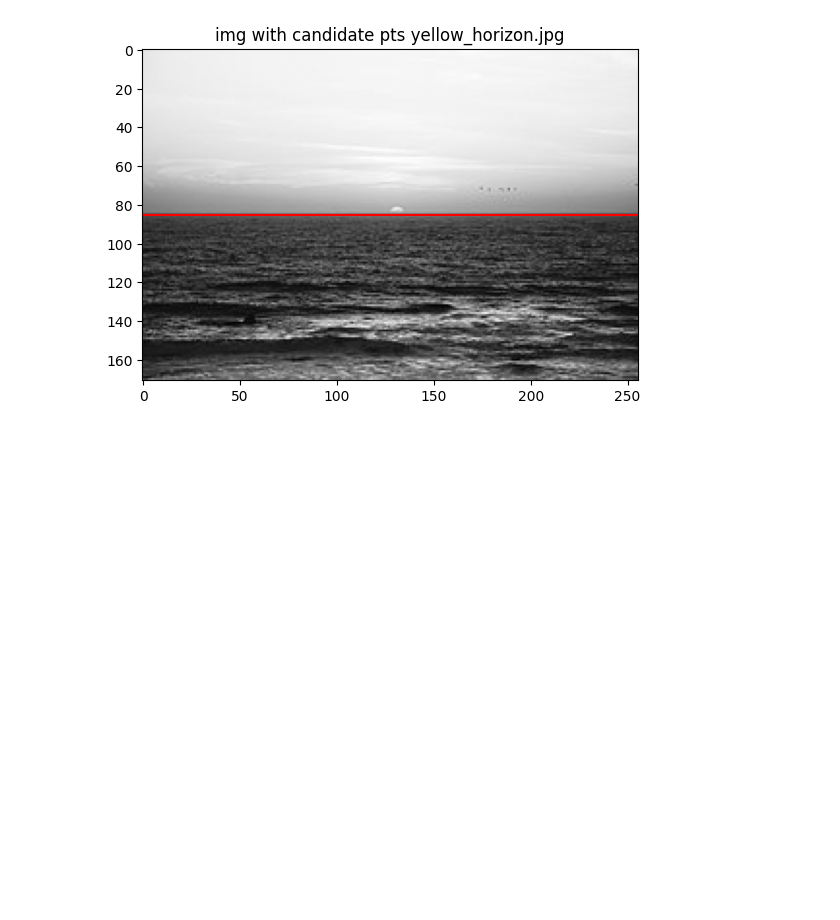
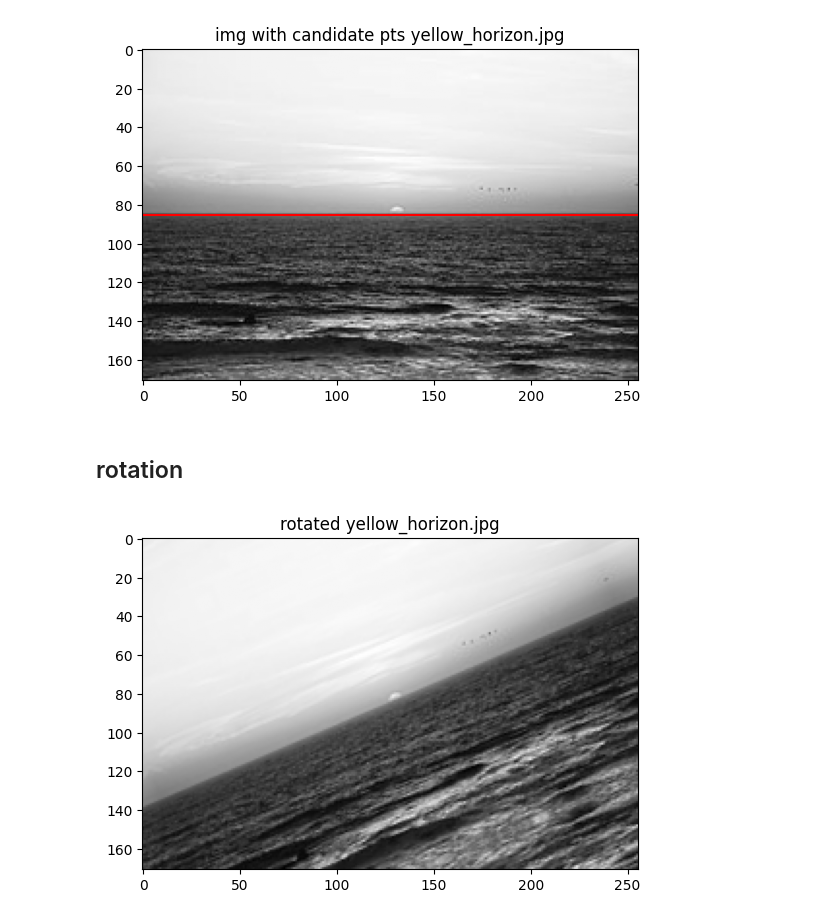
Before and after one commit to marekd6/CV1_labs, a Jupyter notebook: Assignment 03-20251203/cv1_3_2.ipynb, the cells around one changed output. Drawn from its saved outputs; the diff is of its cells as text; code cells hidden in the pictures; blank space fills up the shorter version.

Commit message:
RANSAC for rotated horizon

```diff
--- a/Assignment 03-20251203/cv1_3_2.ipynb
+++ b/Assignment 03-20251203/cv1_3_2.ipynb
@@ -175,3 +175,10 @@ plt.axline(xy1=(0,rr.estimator_.intercept_), xy2=None, slope=rr.estimator_.coef_
 plt.show()
 # %% [output]
 [figure]
+# %% [markdown]
+## rotation
+# %%
+img = ski.transform.rotate(img, 23, mode='reflect')
+show_img(img, pth, 'rotated')
+# %% [output]
+[figure, added]
```
Also changed, not shown: parts of 23 cells of this notebook.
